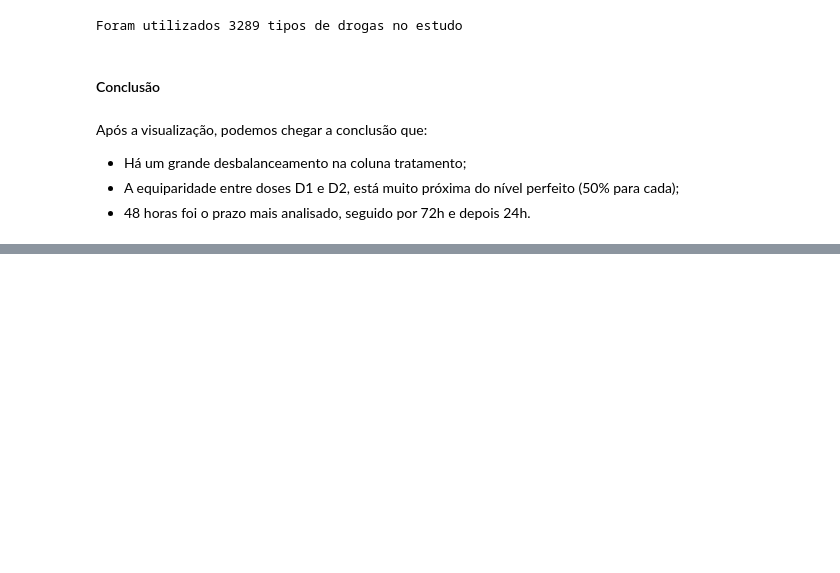
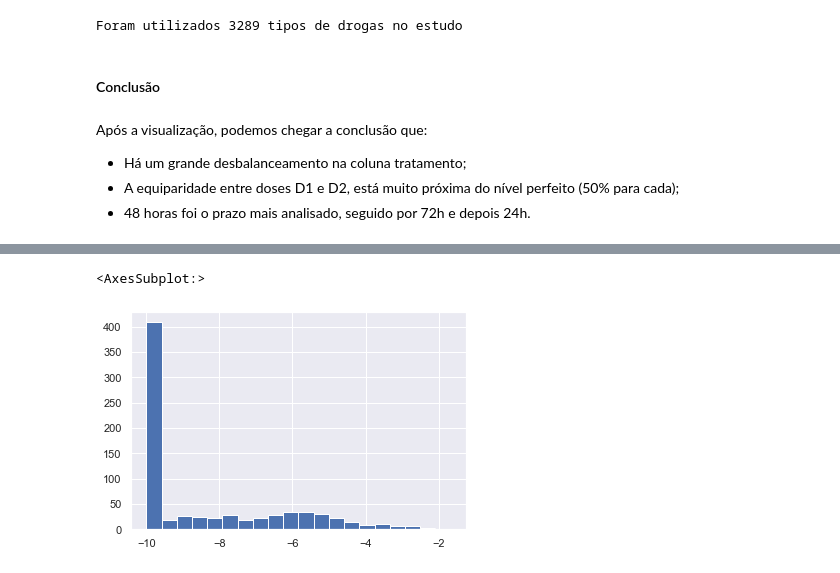
Before and after one commit to RicardoPreto/DataScience_Farmacia, a Jupyter notebook: Project.ipynb, the cells around one changed output, grey strips where cells are left out. Cells and saved outputs as stored; diff of their text form; code cells hidden in the pictures; blank space fills up the shorter version.

```diff
--- a/Project.ipynb
+++ b/Project.ipynb
@@ -149,0 +226,6 @@ Após a visualização, podemos chegar a conclusão que:
+# %%
+# Gerar um gráfico sobre o mínimo do g-0 ao g-771
+df.loc[:, "g-0":"g-771"].describe().T["min"].hist(bins=20)
+# %% [output]
+<AxesSubplot:>
+[figure, added]
```
Also changed, not shown: parts of 15 cells of this notebook.
